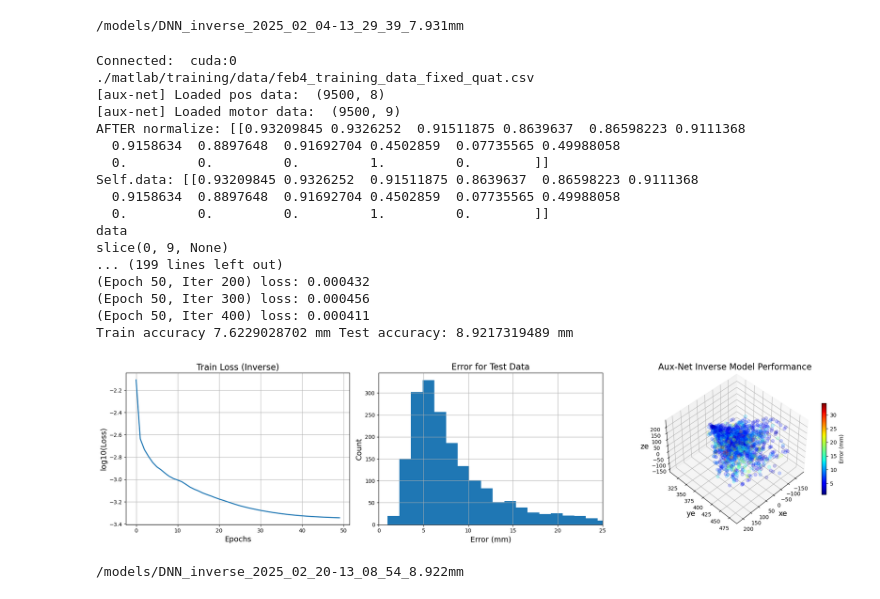
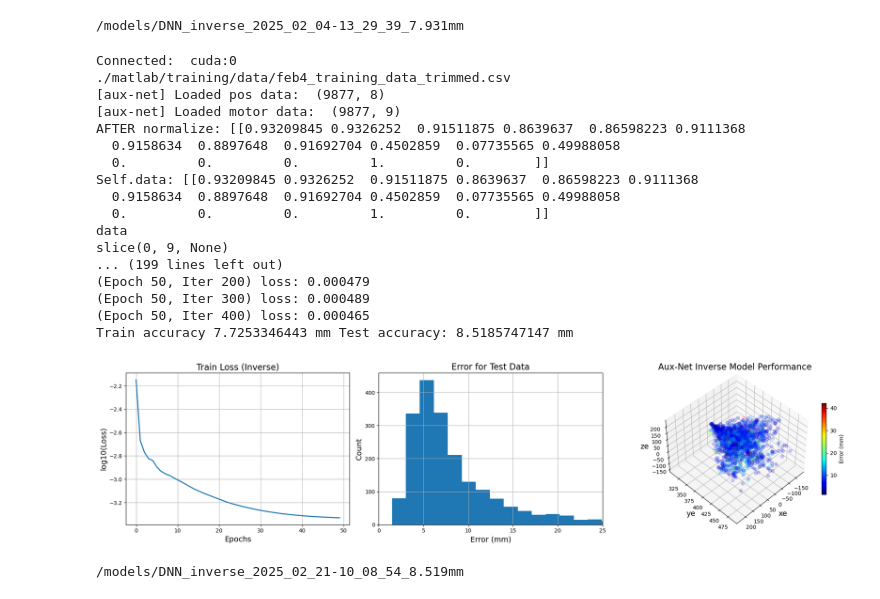
Before and after one commit to KubaSrc/trunc, a Jupyter notebook: train_bot.ipynb, the cells around one changed output. Saved outputs shown, nothing was run; the diff lists cells and outputs as text; code cells hidden in the pictures.

Commit message:
Trimmed model

```diff
--- a/train_bot.ipynb
+++ b/train_bot.ipynb
@@ -163,28 +163,28 @@ Train accuracy 6.9820051193 mm Test accuracy: 7.9308633804 mm
 # %%
 # Retrain the new model
 drive_path = '.'
 
 from bot_DNN import aux_bot_DNN
 
-bot_DNN = aux_bot_DNN(drive_path = drive_path, pos_path = "/matlab/training/data/feb4_training_data_fixed_quat.csv",
+bot_DNN = aux_bot_DNN(drive_path = drive_path, pos_path = "/matlab/training/data/feb4_training_data_trimmed.csv",
               train_forward=False, train_inverse=True, normalize=True)
 # %% [output]
 Connected:  cuda:0
-./matlab/training/data/feb4_training_data_fixed_quat.csv
-[aux-net] Loaded pos data:  (9500, 8)
-[aux-net] Loaded motor data:  (9500, 9)
+./matlab/training/data/feb4_training_data_trimmed.csv
+[aux-net] Loaded pos data:  (9877, 8)
+[aux-net] Loaded motor data:  (9877, 9)
 AFTER normalize: [[0.93209845 0.9326252  0.91511875 0.8639637  0.86598223 0.9111368
   0.9158634  0.8897648  0.91692704 0.4502859  0.07735565 0.49988058
   0.         0.         0.         1.         0.        ]]
 Self.data: [[0.93209845 0.9326252  0.91511875 0.8639637  0.86598223 0.9111368
   0.9158634  0.8897648  0.91692704 0.4502859  0.07735565 0.49988058
   0.         0.         0.         1.         0.        ]]
 data
 slice(0, 9, None)
 ... (199 lines left out)
-(Epoch 50, Iter 200) loss: 0.000432
-(Epoch 50, Iter 300) loss: 0.000456
-(Epoch 50, Iter 400) loss: 0.000411
-Train accuracy 7.6229028702 mm Test accuracy: 8.9217319489 mm
+(Epoch 50, Iter 200) loss: 0.000479
+(Epoch 50, Iter 300) loss: 0.000489
+(Epoch 50, Iter 400) loss: 0.000465
+Train accuracy 7.7253346443 mm Test accuracy: 8.5185747147 mm
-[figure, old version]
+[figure, new version]
-/models/DNN_inverse_2025_02_20-13_08_54_8.922mm
+/models/DNN_inverse_2025_02_21-10_08_54_8.519mm
```
Also changed, not shown: 5 other files.
